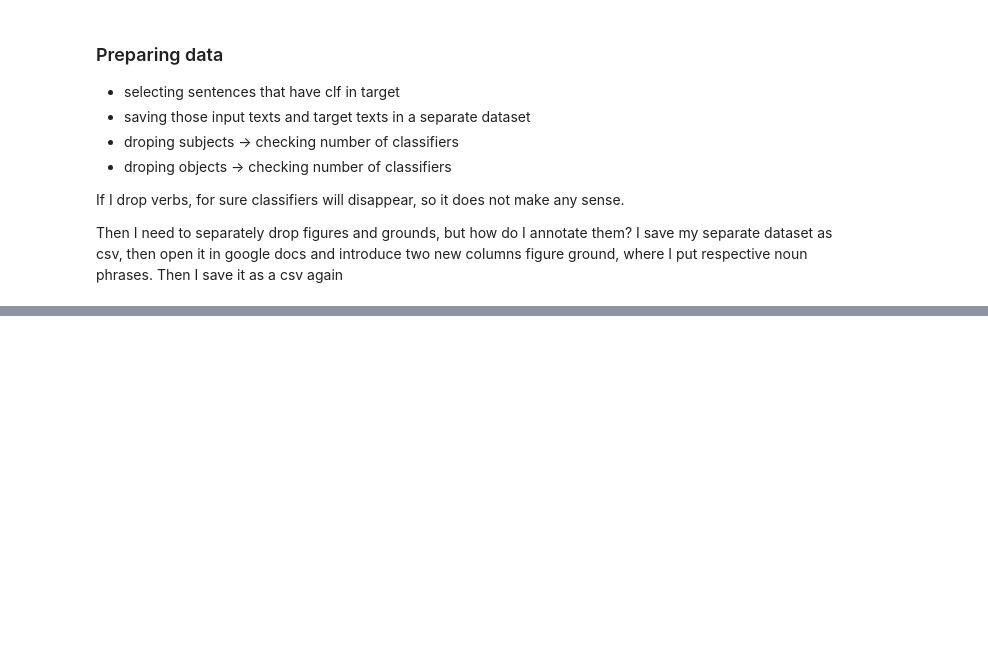
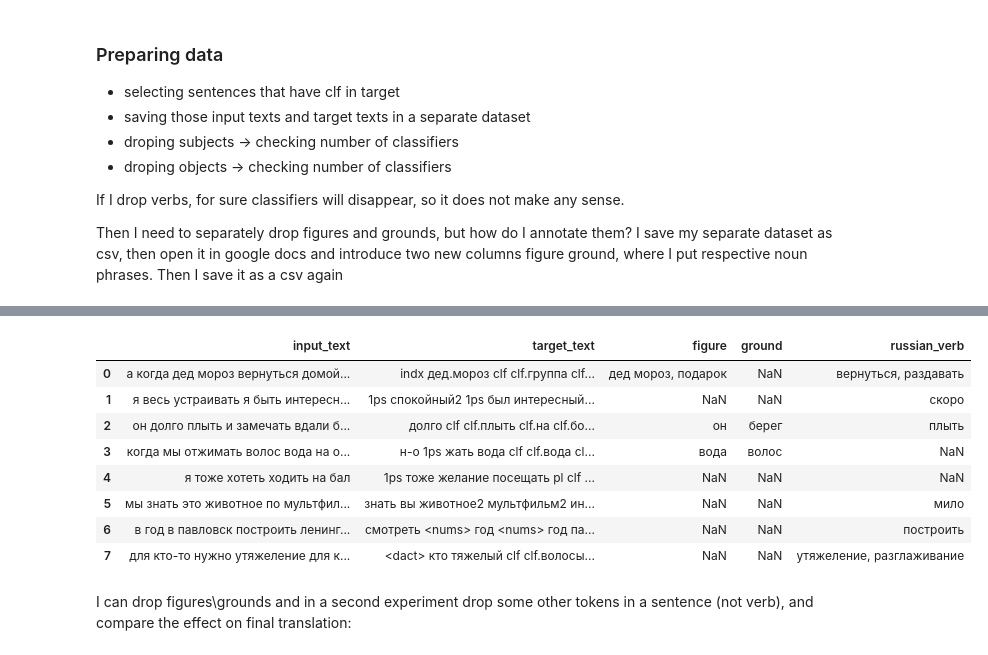
Before and after one commit to Pandaklez/MT_Russian-to-RSL, a Jupyter notebook: experiments/removing_tokens/removing_tokens.ipynb, the cells around one changed output, grey strips where cells are left out. Drawn from its saved outputs; the diff is of its cells as text; code cells hidden in the pictures; blank space fills up the shorter version.

Commit message:
removing tokens update

```diff
--- a/experiments/removing_tokens/removing_tokens.ipynb
+++ b/experiments/removing_tokens/removing_tokens.ipynb
@@ -110,0 +144,18 @@ for index, row in test_data.iterrows():
+# %%
+#!g1.1
+figure_ground_data = pd.read_csv('figure_ground_test_set.csv', encoding='utf-8')
+# %%
+#!g1.1
+figure_ground_data.head(8)
+# %% [output]
+|  | input_text | target_text | figure | ground | russian_verb |
+| 0 | а когда дед мороз вернуться домой... | indx дед.мороз clf clf.группа clf... | дед мороз, подарок | NaN | вернуться, раздавать |
+| 1 | я весь устраивать я быть интересн... | 1ps спокойный2 1ps был интересный... | NaN | NaN | скоро |
+| 2 | он долго плыть и замечать вдали б... | долго clf clf.плыть clf.на clf.бо... | он | берег | плыть |
+| 3 | когда мы отжимать волос вода на о... | н-о 1ps жать вода clf clf.вода cl... | вода | волос | NaN |
+| 4 | я тоже хотеть ходить на бал | 1ps тоже желание посещать pl clf ... | NaN | NaN | NaN |
+| 5 | мы знать это животное по мультфил... | знать вы животное2 мультфильм2 ин... | NaN | NaN | мило |
+| 6 | в год в павловск построить ленинг... | смотреть <nums> год <nums> год па... | NaN | NaN | построить |
+| 7 | для кто-то нужно утяжеление для к... | <dact> кто тяжелый clf clf.волосы... | NaN | NaN | утяжеление, разглаживание |
+# %% [markdown]
+I can drop figures\grounds and in a second experiment drop some other tokens in a sentence (not verb), and compare the effect on final translation:
```
Also changed, not shown: parts of 25 cells of this notebook, 1 other file.
